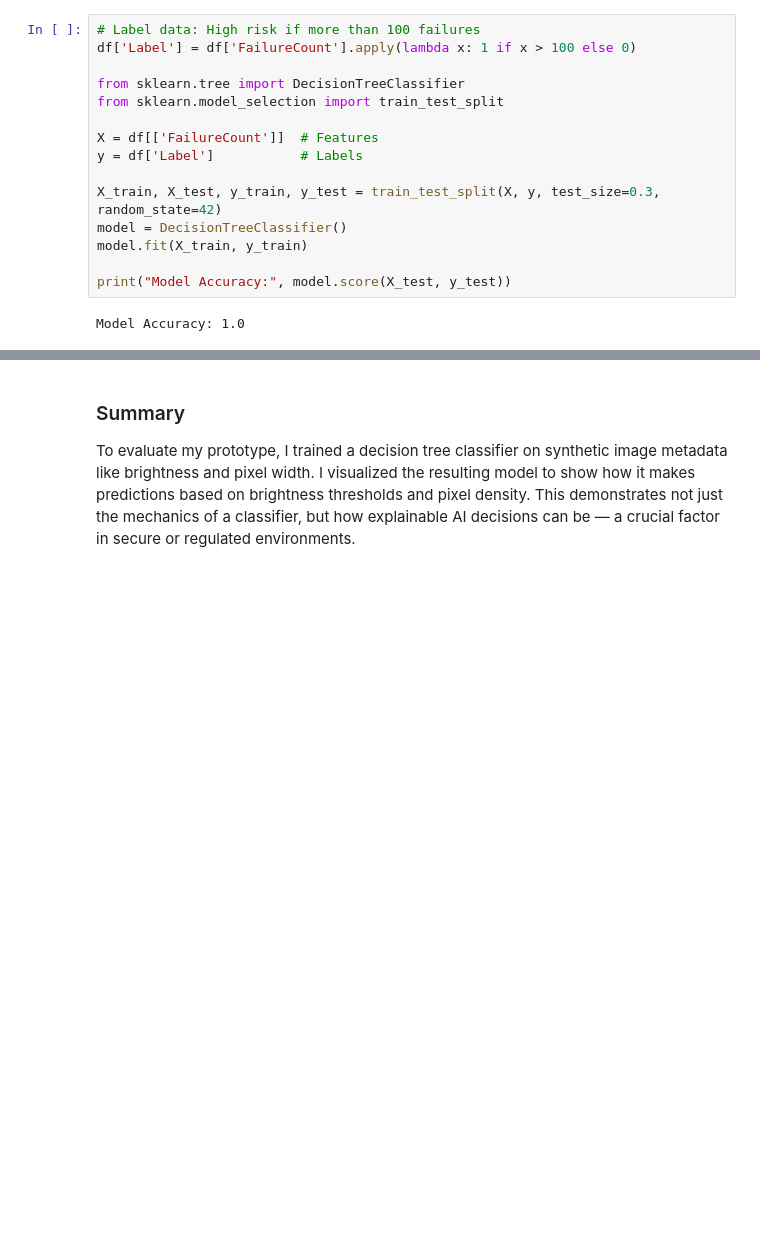
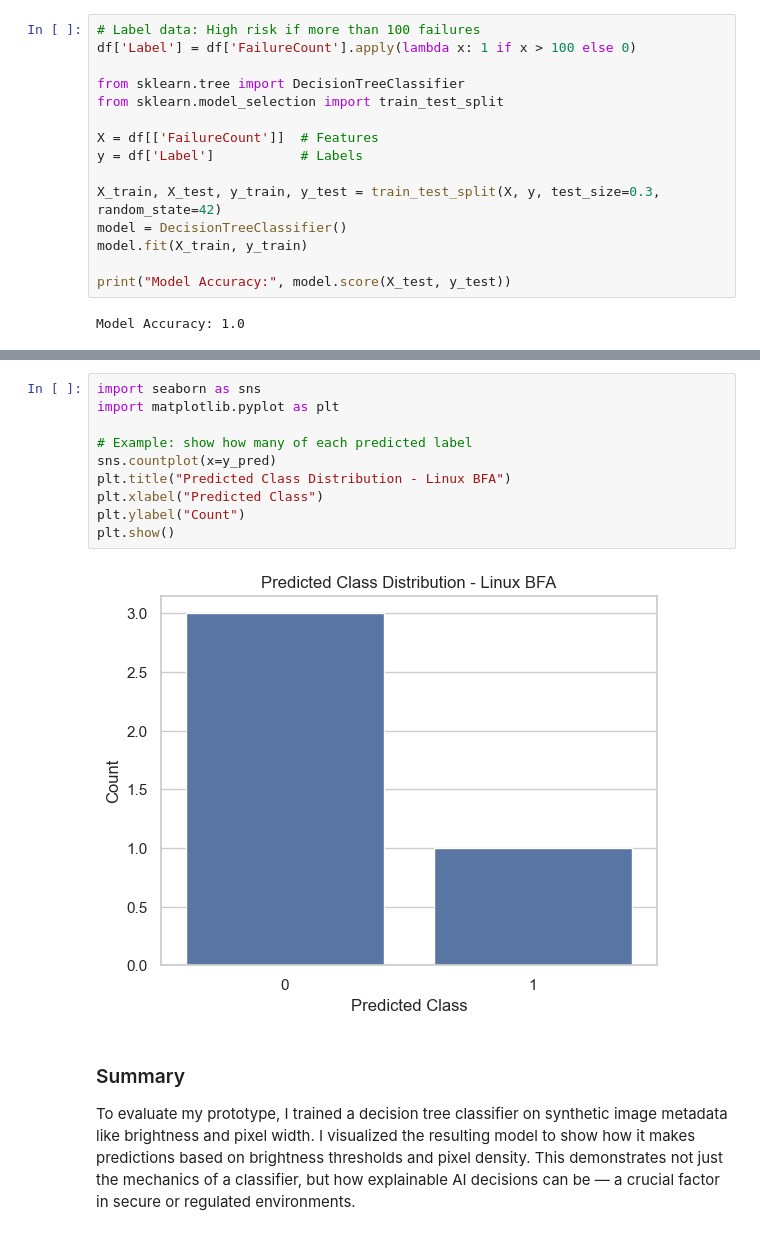
Before and after one commit to tristach/rakuten-ML-cloud-cover, a Jupyter notebook: notebooks/rakuten-ml-prototype.ipynb, the cells around one changed output, grey strips where cells are left out. Drawn from its saved outputs; the diff is of its cells as text; blank space fills up the shorter version.

```diff
--- a/notebooks/rakuten-ml-prototype.ipynb
+++ b/notebooks/rakuten-ml-prototype.ipynb
@@ -258,3 +296,15 @@ Model Accuracy: 1.0
+# %%
+import seaborn as sns
+import matplotlib.pyplot as plt
+
+# Example: show how many of each predicted label
+sns.countplot(x=y_pred)
+plt.title("Predicted Class Distribution - Linux BFA")
+plt.xlabel("Predicted Class")
+plt.ylabel("Count")
+plt.show()
+# %% [output]
+[figure, added]
 # %% [markdown]
 ### Summary
 
```
Also changed, not shown: parts of 5 cells of this notebook, 1 other file.
